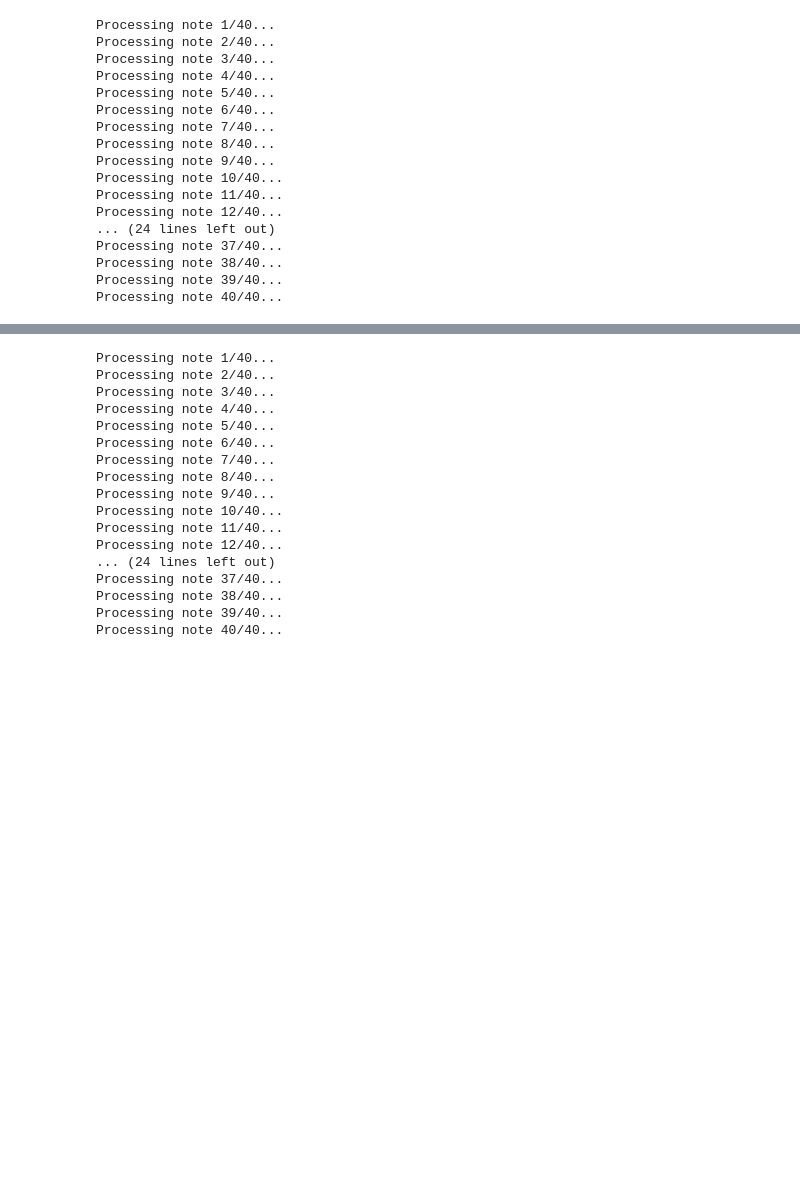
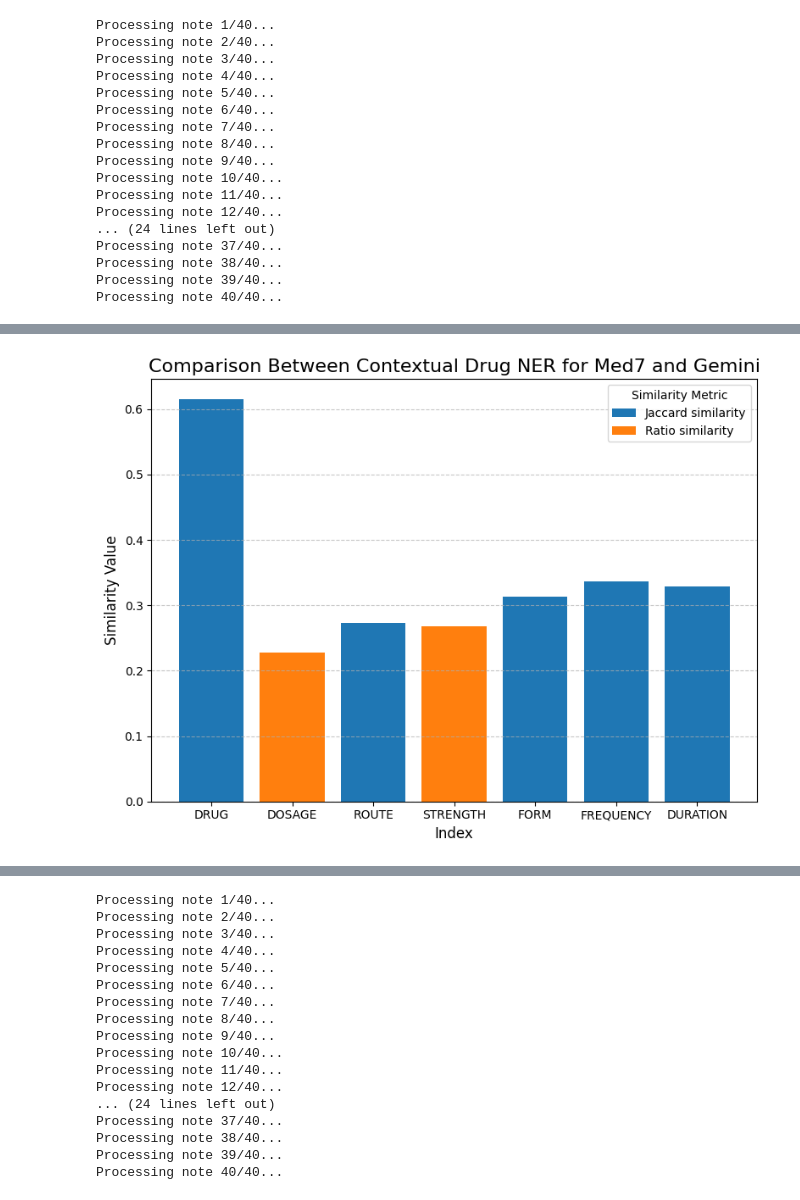
Before and after one commit to smallinaUCSD/BMI702FinalProject, a Jupyter notebook: final_project.ipynb, the cells around one changed output, grey strips where cells are left out. Drawn from its saved outputs; the diff is of its cells as text; code cells hidden in the pictures; blank space fills up the shorter version.

Commit message:
Conglomerated similarity metrics for Gemini, made plot

```diff
--- a/final_project.ipynb
+++ b/final_project.ipynb
@@ -837,3 +911,36 @@ display(med7_df)
+# %%
+##Plot bar chart for similarities
+# Create a color list where indices 1 and 3 have a different color
+import matplotlib.pyplot as plt
+import seaborn as sns
+values = similarity_means
+colors = ['tab:blue' if i not in [1, 3] else 'tab:orange' for i in range(len(values))]
+
+# Create a corresponding labels list for the legend
+labels = ['Jaccard similarity' if i not in [1, 3] else 'Ratio similarity' for i in range(len(values))]
+
+columns = ['DRUG', 'DOSAGE', 'ROUTE', 'STRENGTH', 'FORM', 'FREQUENCY', 'DURATION']
+
+# Create the bar plot
+plt.figure(figsize=(8, 6))
+bars = plt.bar(range(len(values)), values, color=colors)
+
+# Add legend
+handles, labels = plt.gca().get_legend_handles_labels()
+plt.legend(handles=[bars[0], bars[1]], labels=['Jaccard similarity', 'Ratio similarity'], title="Similarity Metric")
+
+# Customize the plot aesthetics
+plt.title('Comparison Between Contextual Drug NER for Med7 and Gemini', fontsize=16)
+plt.xlabel('Index', fontsize=12)
+plt.ylabel('Similarity Value', fontsize=12)
+plt.xticks(range(len(values)), labels=columns)
+plt.grid(True, axis='y', linestyle='--', alpha=0.7)
+
+# Show the plot
+plt.tight_layout()
+plt.show()
+# %% [output]
+[figure, added]
 # %%
 import requests
 import json
```
Also changed, not shown: parts of 3 cells of this notebook.
